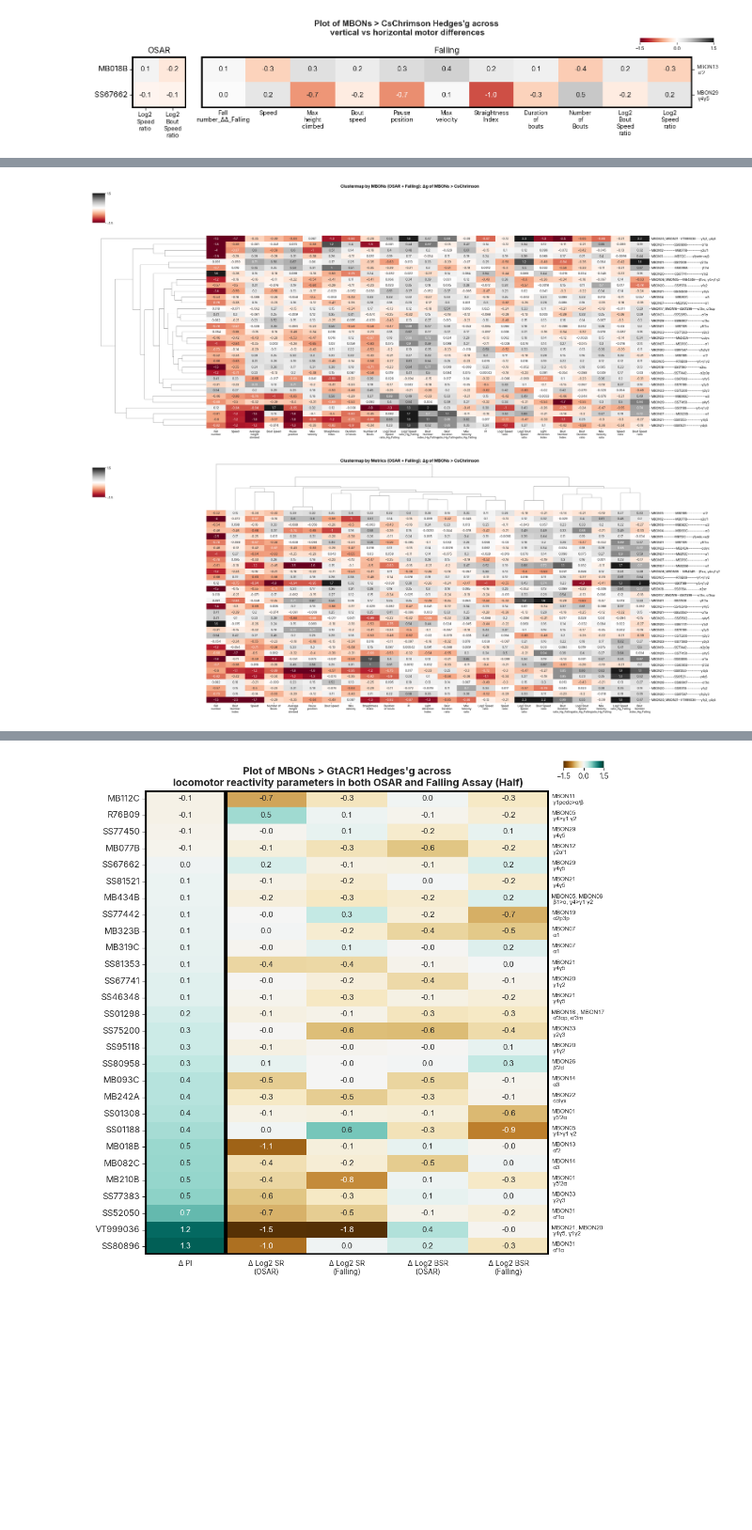
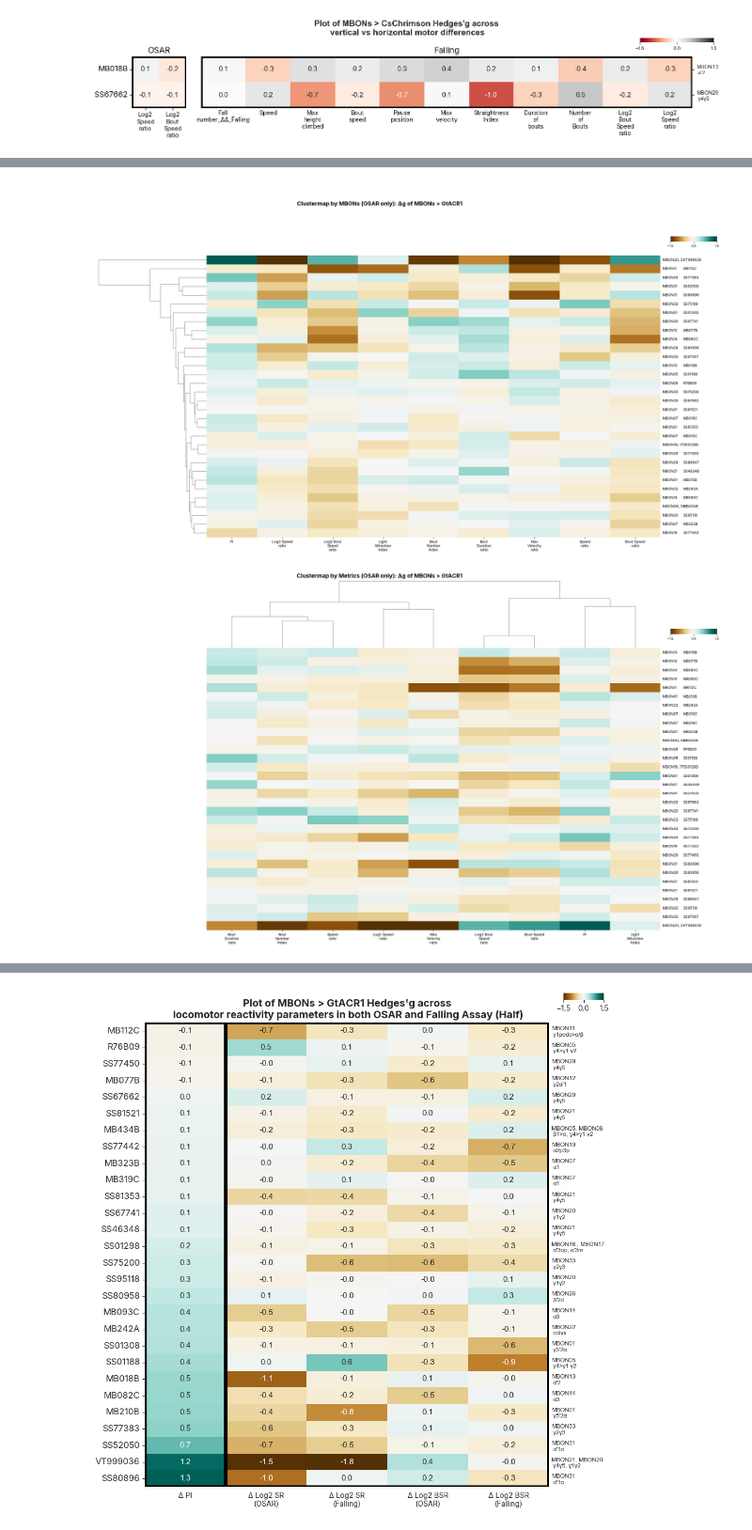
Before and after one commit to lnicole08/OSAR-Nicole-version, a Jupyter notebook: Falling-OSAR heatmaps only.ipynb, the cells around one changed output, grey strips where cells are left out. Shown at 94% size. Drawn from its saved outputs; the diff is of its cells as text; code cells hidden in the pictures; blank space fills up the shorter version.

```diff
--- a/Falling-OSAR heatmaps only.ipynb
+++ b/Falling-OSAR heatmaps only.ipynb
@@ -96,8 +96,8 @@ def MBONnamefile(MBONList, pathfile):
 
     csvfile = csvfile.astype('string')
 
-    for n, k in zip(["B", "y", "a"], ['β', "γ", "α"]):
-        csvfile['Lobe'] = csvfile['Lobe'].str.replace(n, k)
+    # for n, k in zip(["B", "y", "a"], ['β', "γ", "α"]):
+    #     csvfile['Lobe'] = csvfile['Lobe'].str.replace(n, k)
 
     lobelocation = pd.DataFrame()
 
@@ -559,6 +555,6 @@ filesavedir
 # %%
-responder = "Chrimson2"
-data_mode = "OSAR + Falling"  # "OSAR" or "OSAR+Falling"
+responder = "ACR"
+data_mode = "OSAR"
 
 totalmetriccomparison = pd.read_excel(specifiedpath + "ACC Lab Dropbox\\ACC Lab\\Nicole Lee\\Data Compilation\\2025 Complete raw values osar falling\\Totalcomparisonofallmetrics-Full.xlsx")
 
@@ -566,56 +562,94 @@ if responder == 'Chrimson2':
     responderrename = "CsChrimson"
     df_cluster = totalmetriccomparison[totalmetriccomparison['responder']=="Chrimson2"].reset_index(drop=True)
     colormap = 'RdGy'
-
-if responder == 'ACR':
+elif responder == 'ACR':
     responderrename = "GtACR1"
     df_cluster = totalmetriccomparison[totalmetriccomparison['responder']=="ACR"].reset_index(drop=True)
     colormap = 'BrBG'
 
-lobloclst = []
-mbonloclst = []
+lobloclst, mbonloclst = [], []
 for n in df_cluster['MBON']:
     lobloclst.append(lobelocation[lobelocation['MBON'] == n]['Lobe_location'].values[0])
     mbonloclst.append(lobelocation[lobelocation['MBON'] == n]['MBON number'].values[0])
 df_cluster['Lobe'] = lobloclst
 df_cluster['Name'] = mbonloclst
 
 df_cluster_data = df_cluster.drop(columns=['genotypeandresponder', 'responder', 'Lobe', 'Name', 'MBON']).copy()
 df_cluster_data.index = df_cluster['MBON']
 
 if data_mode == "OSAR":
     df_cluster_data = df_cluster_data.filter(regex='_OSAR$')
     mode_label = "OSAR only"
+elif data_mode == "Falling":
+    df_cluster_data = df_cluster_data.filter(regex='_Falling$')
+    mode_label = "Falling only"
 else:
     mode_label = "OSAR + Falling"
 
-ylabellist = [f"{z:-<12}{n:-^12}{k:->12}" for n, k, z in zip(df_cluster['MBON'], df_cluster['Lobe'], df_cluster['Name'])]
+def shorten_mbon_numbers(mbon_str):
+    if pd.isna(mbon_str) or mbon_str == '':
+        return mbon_str
+    parts = [p.strip() for p in mbon_str.split(',')]
+    if len(parts) <= 1:
+        return mbon_str
+    result = [parts[0]] + [p.replace('MBON', '').strip() for p in parts[1:]]
+    return ', '.join(result)
 
+df_cluster['Name_short'] = df_cluster['Name'].apply(shorten_mbon_numbers)
 xticklabellist = [c.replace("_Hg_OSAR", "").replace("_Δg_OSAR", "").replace("_Δg_Falling", "").replace("_ΔΔ_Falling", "") for c in df_cluster_data.columns]
 
 plt.rcParams["font.family"] = "Inter"
 
+dash_connector = " ———— "  # Multiple dashes to fill the gap
+x_pos_name = 1.005
+x_pos_mbon = 1.005 + 0.045
+x_pos_lobe = 1.005 + 0.090
+
 g1 = sns.clustermap(df_cluster_data, cmap=colormap, method='weighted', metric='euclidean',
-                    yticklabels=ylabellist, xticklabels=xticklabellist, vmin=-1.5, vmax=1.5,
-                    row_cluster=True, col_cluster=False, annot = True,
-                    cbar_kws=dict(shrink=0.15, ticks=[-1.5, 1.5]), figsize=(30, 14), cbar_pos=(0, 0.87, .02, .1))
+                    yticklabels=False, xticklabels=xticklabellist, vmin=-1.5, vmax=1.5,
+                    row_cluster=True, col_cluster=False, annot=False,
+                    cbar_kws=dict(orientation='horizontal', ticks=[-1.5, 0, 1.5]),
+                    figsize=(20, 14), cbar_pos=(1.00, 0.85, 0.08, 0.013))
+
+g1.ax_cbar.tick_params(labelsize=8)
+
 g1.ax_heatmap.set_ylabel('')
 g1.ax_heatmap.set_xticklabels(g1.ax_heatmap.get_xticklabels(), rotation=0, fontsize=9)
 wrap_labels(g1.ax_heatmap, 10)
-g1.fig.suptitle(f'Clustermap by MBONs ({mode_label}): Δg of MBONs > {responderrename}', weight='bold', fontsize=14, y=1.0)
+g1.fig.suptitle(f'Clustermap by MBONs ({mode_label}): Δg of MBONs > {responderrename}', weight='bold', fontsize=14, y=0.95)
+
+ax_heatmap = g1.ax_heatmap
+row_order = g1.dendrogram_row.reordered_ind
+
+for i, idx in enumerate(row_order):
+    y_pos = i + 0.5
+    ax_heatmap.text(x_pos_name, y_pos, df_cluster['Name_short'].iloc[idx] , ha='left', va='center', fontsize=9, transform=ax_heatmap.get_yaxis_transform())
+    ax_heatmap.text(x_pos_mbon, y_pos, df_cluster['MBON'].iloc[idx], ha='left', va='center', fontsize=9, transform=ax_heatmap.get_yaxis_transform())
+    #ax_heatmap.text(x_pos_lobe, y_pos, df_cluster['Lobe'].iloc[idx], ha='left', va='center', fontsize=9, transform=ax_heatmap.get_yaxis_transform())
 
 g2 = sns.clustermap(df_cluster_data, cmap=colormap, method='weighted', metric='euclidean',
-                    yticklabels=ylabellist, xticklabels=xticklabellist, vmin=-1.5, vmax=1.5,
-                    row_cluster=False, col_cluster=True, annot= True,
-                    cbar_kws=dict(shrink=0.15, ticks=[-1.5, 1.5]), figsize=(30, 14), cbar_pos=(0, 0.87, .02, .1))
+                    yticklabels=False, xticklabels=xticklabellist, vmin=-1.5, vmax=1.5,
+                    row_cluster=False, col_cluster=True, annot=False,
+                    cbar_kws=dict(orientation='horizontal', ticks=[-1.5, 0, 1.5]),
+                    figsize=(20, 14), cbar_pos=(1.00, 0.85, 0.08, 0.013))
+
+g2.ax_cbar.tick_params(labelsize=8)
+
 g2.ax_heatmap.set_ylabel('')
 g2.ax_heatmap.set_xticklabels(g2.ax_heatmap.get_xticklabels(), rotation=0, fontsize=9)
 wrap_labels(g2.ax_heatmap, 10)
-g2.fig.suptitle(f'Clustermap by Metrics ({mode_label}): Δg of MBONs > {responderrename}', weight='bold', fontsize=14, y=1.0)
+g2.fig.suptitle(f'Clustermap by Metrics ({mode_label}): Δg of MBONs > {responderrename}', weight='bold', fontsize=14, y = 1.0)
+
+ax_heatmap2 = g2.ax_heatmap
+for i in range(len(df_cluster)):
+    y_pos = i + 0.5
+    ax_heatmap2.text(x_pos_name, y_pos, df_cluster['Name_short'].iloc[i] , ha='left', va='center', fontsize=9, transform=ax_heatmap2.get_yaxis_transform())
+    ax_heatmap2.text(x_pos_mbon, y_pos, df_cluster['MBON'].iloc[i] , ha='left', va='center', fontsize=9, transform=ax_heatmap2.get_yaxis_transform())
+    #ax_heatmap2.text(x_pos_lobe, y_pos, df_cluster['Lobe'].iloc[i], ha='left', va='center', fontsize=9, transform=ax_heatmap2.get_yaxis_transform())
 
 plt.show()
-g1.savefig(filesavedir  + date + "_clustermap_MBON_" + responder + "_" + data_mode + "_.png", dpi = 1200)
-g2.savefig(filesavedir  + date + "_clustermap_metric_" + responder + "_" + data_mode + "_.png", dpi = 1200)
+# g1.savefig(filesavedir + date + "_clustermap_MBON_" + responder + "_" + data_mode + "_.png", dpi=1200)
+# g2.savefig(filesavedir + date + "_clustermap_metric_" + responder + "_" + data_mode + "_.png", dpi=1200)
 # %% [output]
-[figure, old version]
+[figure, new version]
-[figure, old version]
+[figure, new version]
```
Also changed, not shown: parts of 10 cells of this notebook, 4 other files.
